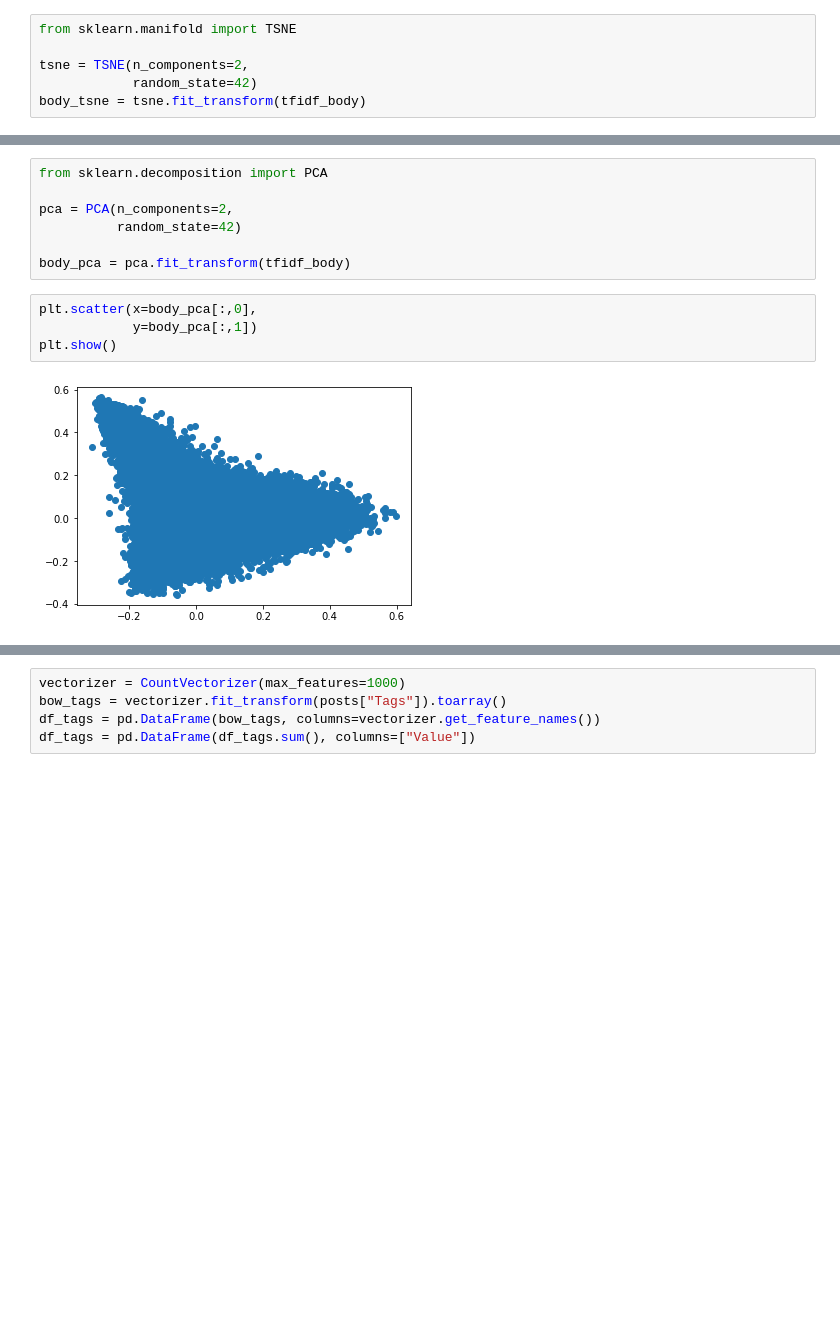
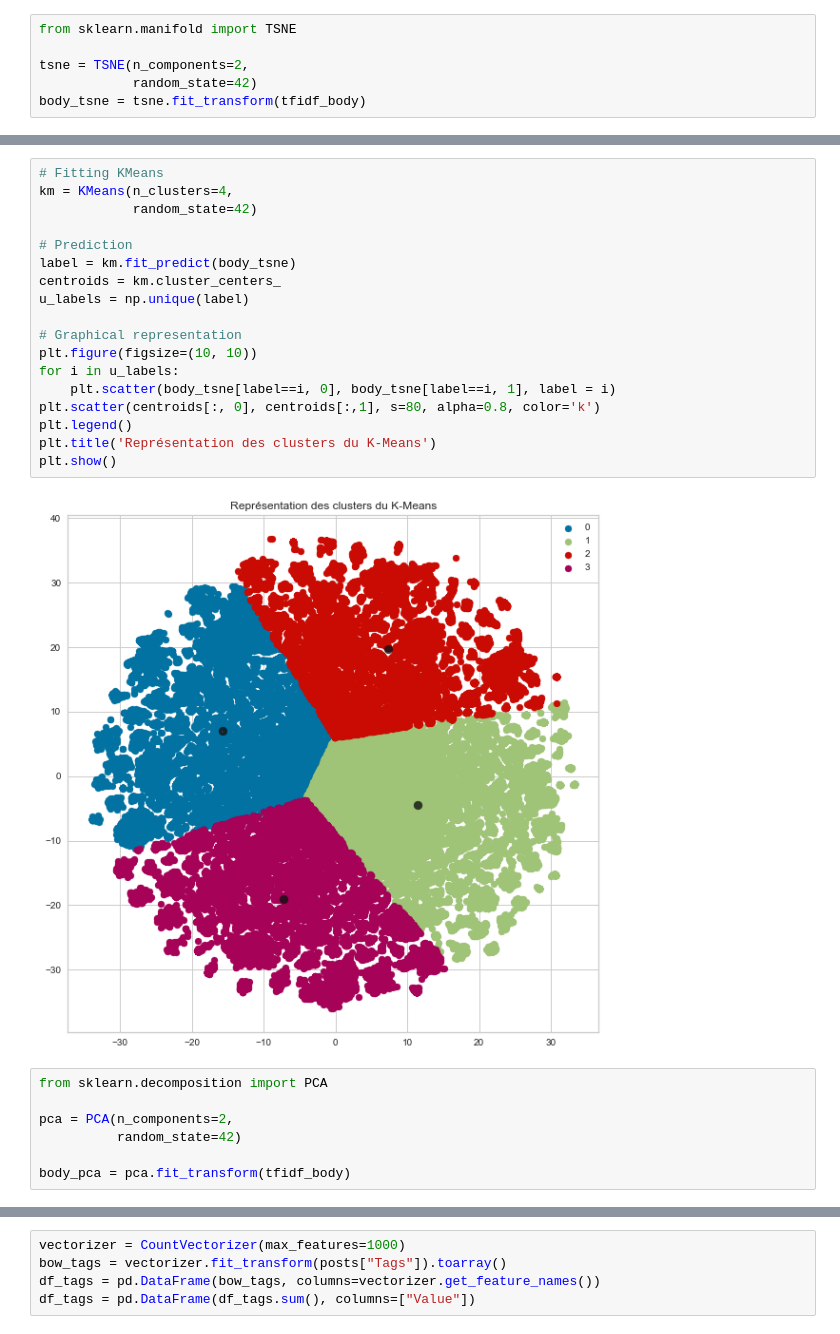
Before and after one commit to Aboubacar2012/categorisation_de_questions, a Jupyter notebook: P05_01_notebookexploration.ipynb, the cells around one changed output, grey strips where cells are left out. Cells and saved outputs as stored; diff of their text form; blank space fills up the shorter version.

```diff
--- a/P05_01_notebookexploration.ipynb
+++ b/P05_01_notebookexploration.ipynb
@@ -351,3 +356,23 @@ plt.show()
+# %%
+# Fitting KMeans
+km = KMeans(n_clusters=4,
+            random_state=42)
+
+# Prediction
+label = km.fit_predict(body_tsne)
+centroids = km.cluster_centers_
+u_labels = np.unique(label)
+
+# Graphical representation
+plt.figure(figsize=(10, 10))
+for i in u_labels:
+    plt.scatter(body_tsne[label==i, 0], body_tsne[label==i, 1], label = i)
+plt.scatter(centroids[:, 0], centroids[:,1], s=80, alpha=0.8, color='k')
+plt.legend()
+plt.title('Représentation des clusters du K-Means')
+plt.show()
+# %% [output]
+[figure, added]
 # %%
 from sklearn.decomposition import PCA
 
@@ -355,9 +380,3 @@ pca = PCA(n_components=2,
           random_state=42)
 
 body_pca = pca.fit_transform(tfidf_body)
-# %%
-plt.scatter(x=body_pca[:,0],
-            y=body_pca[:,1])
-plt.show()
-# %% [output]
-[figure, removed]
```
Also changed, not shown: parts of 11 cells of this notebook.
